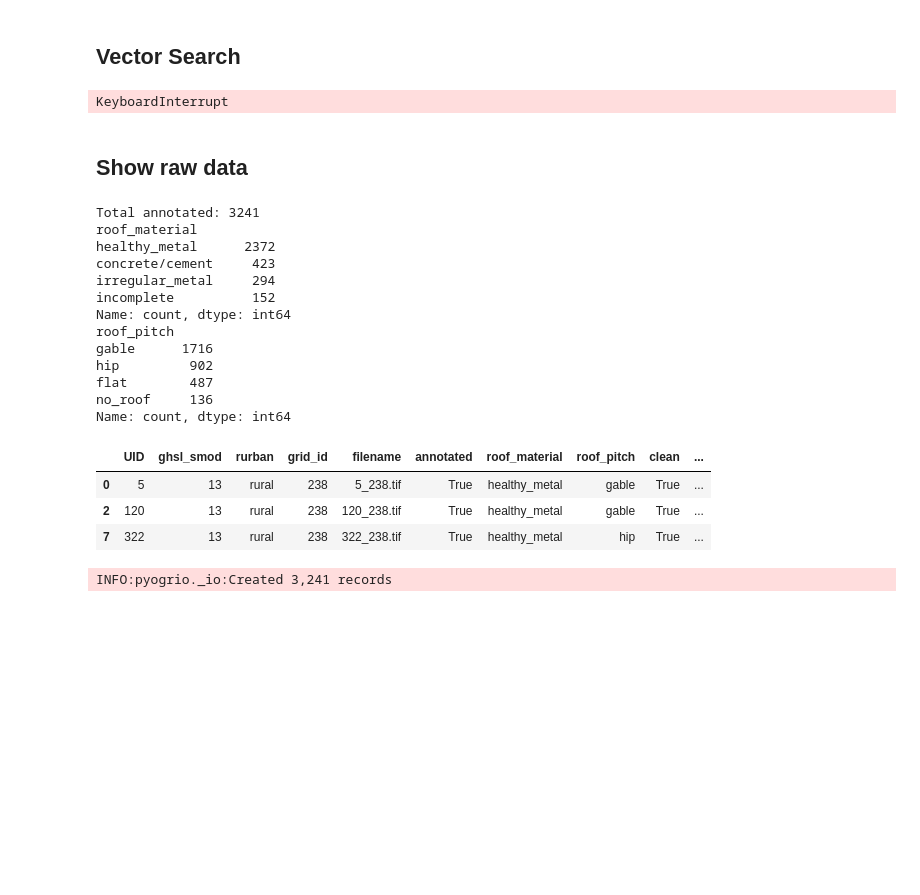
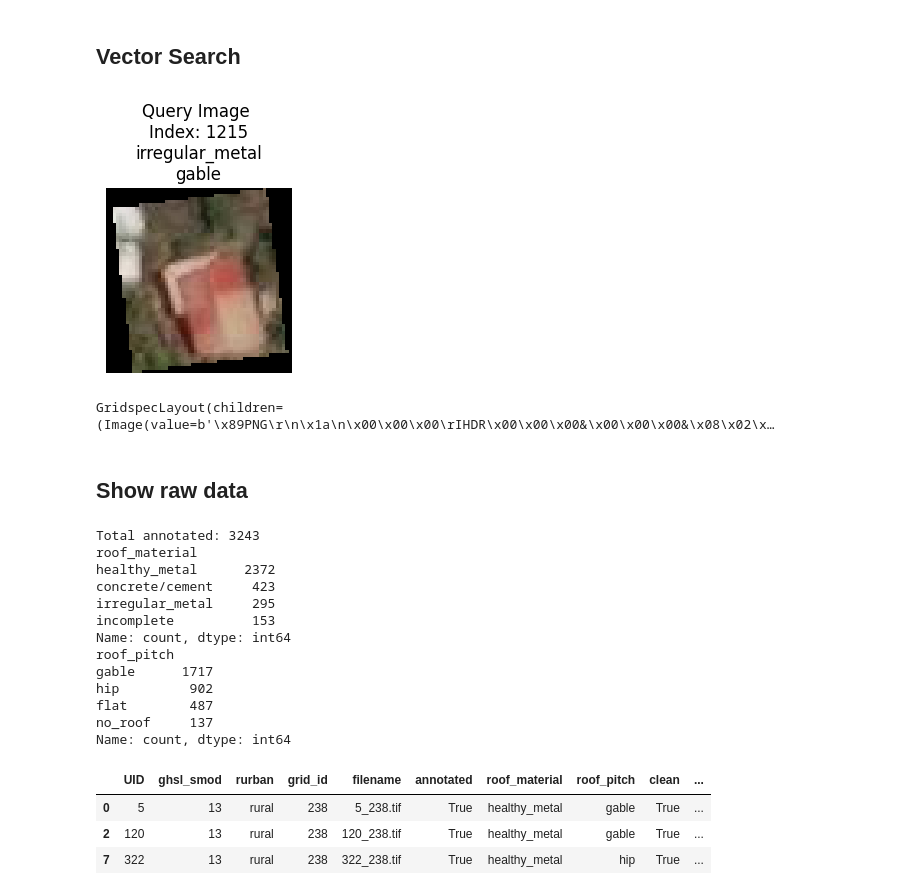
Before and after one commit to GFDRR/caribbean-climate-resilience, a Jupyter notebook: notebooks/02_data_annotation.ipynb, the cells around one changed output. Cells and saved outputs as stored; diff of their text form; code cells hidden in the pictures; blank space fills up the shorter version.

```diff
--- a/notebooks/02_data_annotation.ipynb
+++ b/notebooks/02_data_annotation.ipynb
@@ -51,37 +51,34 @@ da.visualize_annotations(index=0, query="roof_material == 'irregular_metal'", ra
 # %% [markdown]
 ## Vector Search
-# %%
-da.vector_search(query_index=6349, n=50, model_name="ResNet50_FMOW_RGB_GASSL", exclude_annotated=True)
-# %% [output]
-KeyboardInterrupt
+# %%
+da.vector_search(query_index=1215, n=50, model_name="ResNet50_FMOW_RGB_GASSL", exclude_annotated=True)
+# %% [output]
+[figure, added]
+GridspecLayout(children=(Image(value=b'\x89PNG\r\n\x1a\n\x00\x00\x00\rIHDR\x00\x00\x00&\x00\x00\x00&\x08\x02\x…
 # %% [markdown]
 ## Show raw data
 # %%
-data = gpd.read_file(path_to_file).replace('nan', np.nan).dropna()
+data = gpd.read_file(path_to_file).dropna()
 data = data[(data.duplicate == False) & (data.clean == True)]
 print(f"Total annotated: {data.shape[0]}")
 for label in labels:
     print(data[label].value_counts())
 data.head(3)
 # %% [output]
-Total annotated: 3241
+Total annotated: 3243
 roof_material
 healthy_metal      2372
 concrete/cement     423
-irregular_metal     294
-incomplete          152
+irregular_metal     295
+incomplete          153
 Name: count, dtype: int64
 roof_pitch
-gable      1716
+gable      1717
 hip         902
 flat        487
-no_roof     136
+no_roof     137
 Name: count, dtype: int64
 |  | UID | ghsl_smod | rurban | grid_id | filename | annotated | roof_material | roof_pitch | clean | ... |
 | 0 | 5 | 13 | rural | 238 | 5_238.tif | True | healthy_metal | gable | True | ... |
 | 2 | 120 | 13 | rural | 238 | 120_238.tif | True | healthy_metal | gable | True | ... |
 | 7 | 322 | 13 | rural | 238 | 322_238.tif | True | healthy_metal | hip | True | ... |
-# %%
-data.to_file(f"data/aerial/vector/{iso_code}/train_{iso_code}.geojson", driver="GeoJSON")
-# %% [output]
-INFO:pyogrio._io:Created 3,241 records
```
Also changed, not shown: parts of 1 cell of this notebook, 11 other files.
